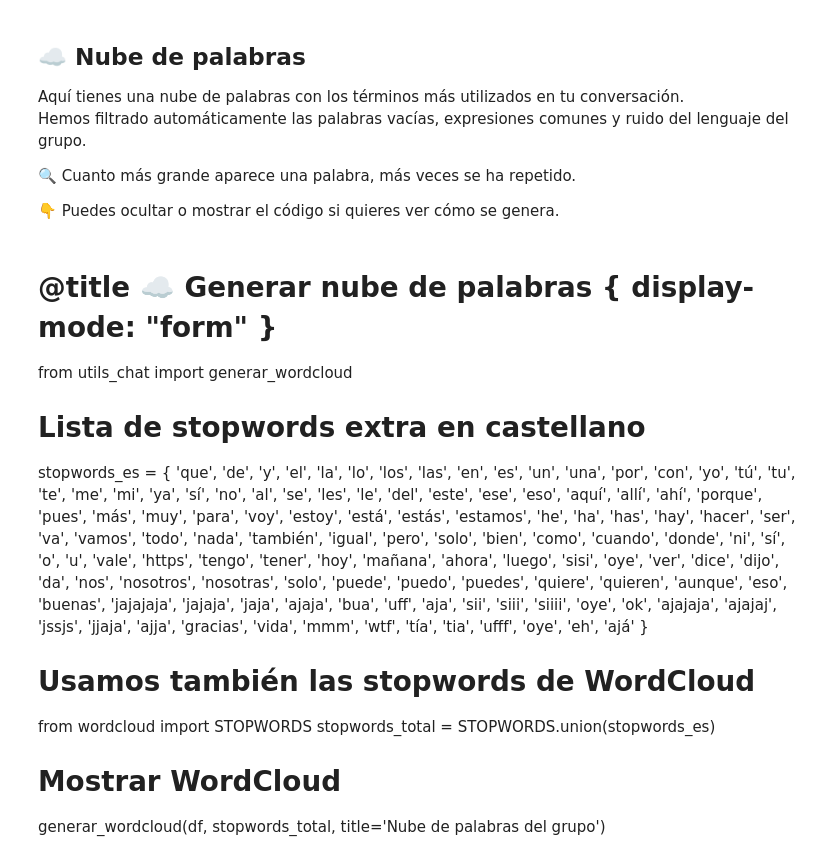
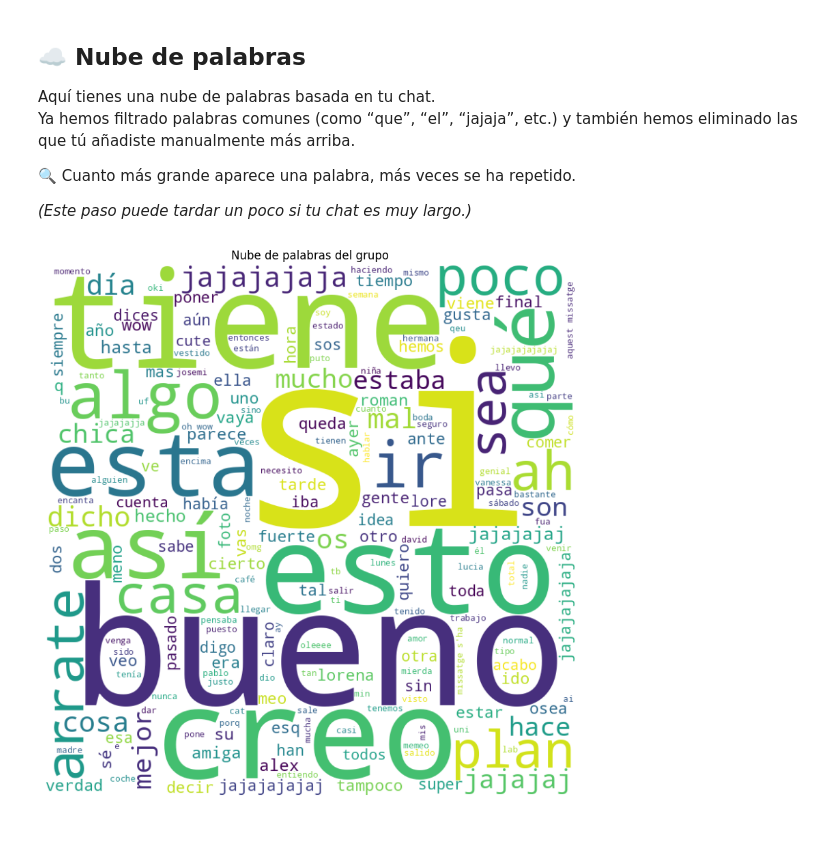
Before and after one commit to cfusterbarcelo/Sirviendo-Te, a Jupyter notebook: notebooks/Sirviendo_te_es.ipynb, the cells around one changed output. Saved outputs shown, nothing was run; the diff lists cells and outputs as text; code cells hidden in the pictures; blank space fills up the shorter version.

```diff
--- a/notebooks/Sirviendo_te_es.ipynb
+++ b/notebooks/Sirviendo_te_es.ipynb
@@ -31,11 +38,14 @@ Assegúrate de descomprimirlo si lo tienes en un `.zip`, aquí necesitamos el `.
 from google.colab import files
 import pandas as pd
 import re
+from scripts.utils import cargar_chat, limpiar_mensajes
 
 uploaded = files.upload()
 chat_file = list(uploaded.keys())[0]
 
 with open(chat_file, 'r', encoding='utf-8') as f:
     lines = f.readlines()
+print("✅ Archivo cargado correctamente. ¡Vamos allá!")
 
-print("✅ Archivo cargado correctamente. ¡Vamos allá!")
+df = cargar_chat(lines)
+df = limpiar_mensajes(df)
@@ -42,35 +90,27 @@ print("✅ Archivo cargado correctamente. ¡Vamos allá!")
+# %%
+# @title ✍️ Escribe palabras adicionales a eliminar (separadas por comas) { display-mode: "form" }
+palabras_extra = "viernes,domingo,fatal"  # @param {type:"string"}
+palabras_extra = [p.strip().lower() for p in palabras_extra.split(",") if p.strip()]
 # %% [markdown]
 ## ☁️ Nube de palabras
 
-Aquí tienes una nube de palabras con los términos más utilizados en tu conversación.
-Hemos filtrado automáticamente las palabras vacías, expresiones comunes y ruido del lenguaje del grupo.
+Aquí tienes una nube de palabras basada en tu chat.
+Ya hemos filtrado palabras comunes (como “que”, “el”, “jajaja”, etc.) y también hemos eliminado las que tú añadiste manualmente más arriba.
 
 🔍 Cuanto más grande aparece una palabra, más veces se ha repetido.
 
-👇 Puedes ocultar o mostrar el código si quieres ver cómo se genera.
+*(Este paso puede tardar un poco si tu chat es muy largo.)*
-# %% [markdown]
-# @title ☁️ Generar nube de palabras { display-mode: "form" }
-
-from utils_chat import generar_wordcloud
-
-# Lista de stopwords extra en castellano
-stopwords_es = {
-    'que', 'de', 'y', 'el', 'la', 'lo', 'los', 'las', 'en', 'es', 'un', 'una', 'por', 'con',
-    'yo', 'tú', 'tu', 'te', 'me', 'mi', 'ya', 'sí', 'no', 'al', 'se', 'les', 'le', 'del',
-    'este', 'ese', 'eso', 'aquí', 'allí', 'ahí', 'porque', 'pues', 'más', 'muy', 'para',
-    'voy', 'estoy', 'está', 'estás', 'estamos', 'he', 'ha', 'has', 'hay', 'hacer', 'ser',
-    'va', 'vamos', 'todo', 'nada', 'también', 'igual', 'pero', 'solo', 'bien', 'como', 'cuando',
-    'donde', 'ni', 'sí', 'o', 'u', 'vale', 'https', 'tengo', 'tener', 'hoy', 'mañana', 'ahora',
-    'luego', 'sisi', 'oye', 'ver', 'dice', 'dijo', 'da', 'nos', 'nosotros', 'nosotras',
-    'solo', 'puede', 'puedo', 'puedes', 'quiere', 'quieren', 'aunque', 'eso', 'buenas',
-    'jajajaja', 'jajaja', 'jaja', 'ajaja', 'bua', 'uff', 'aja',
-    'sii', 'siii', 'siiii', 'oye', 'ok', 'ajajaja', 'ajajaj', 'jssjs', 'jjaja', 'ajja',
-    'gracias', 'vida', 'mmm', 'wtf', 'tía', 'tia', 'ufff', 'oye', 'eh', 'ajá'
-}
-
-# Usamos también las stopwords de WordCloud
-from wordcloud import STOPWORDS
-stopwords_total = STOPWORDS.union(stopwords_es)
-
-# Mostrar WordCloud
-generar_wordcloud(df, stopwords_total, title='Nube de palabras del grupo')
+# %%
+# @title ☁️ Generar nube de palabras { display-mode: "form" }
+
+# TODO: Change in oriringal repo
+# from utils_chat import construir_stopwords, generar_wordcloud
+from scripts.utils import generar_wordcloud
+
+# Construir stopwords combinadas
+stopwords_totales = construir_stopwords(extra=palabras_extra, idioma='es')
+
+# Generar WordCloud directamente
+generar_wordcloud(df, stopwords_totales, title='Nube de palabras del grupo')
+# %% [output]
+[figure, added]
```
Also changed, not shown: parts of 14 cells of this notebook.
